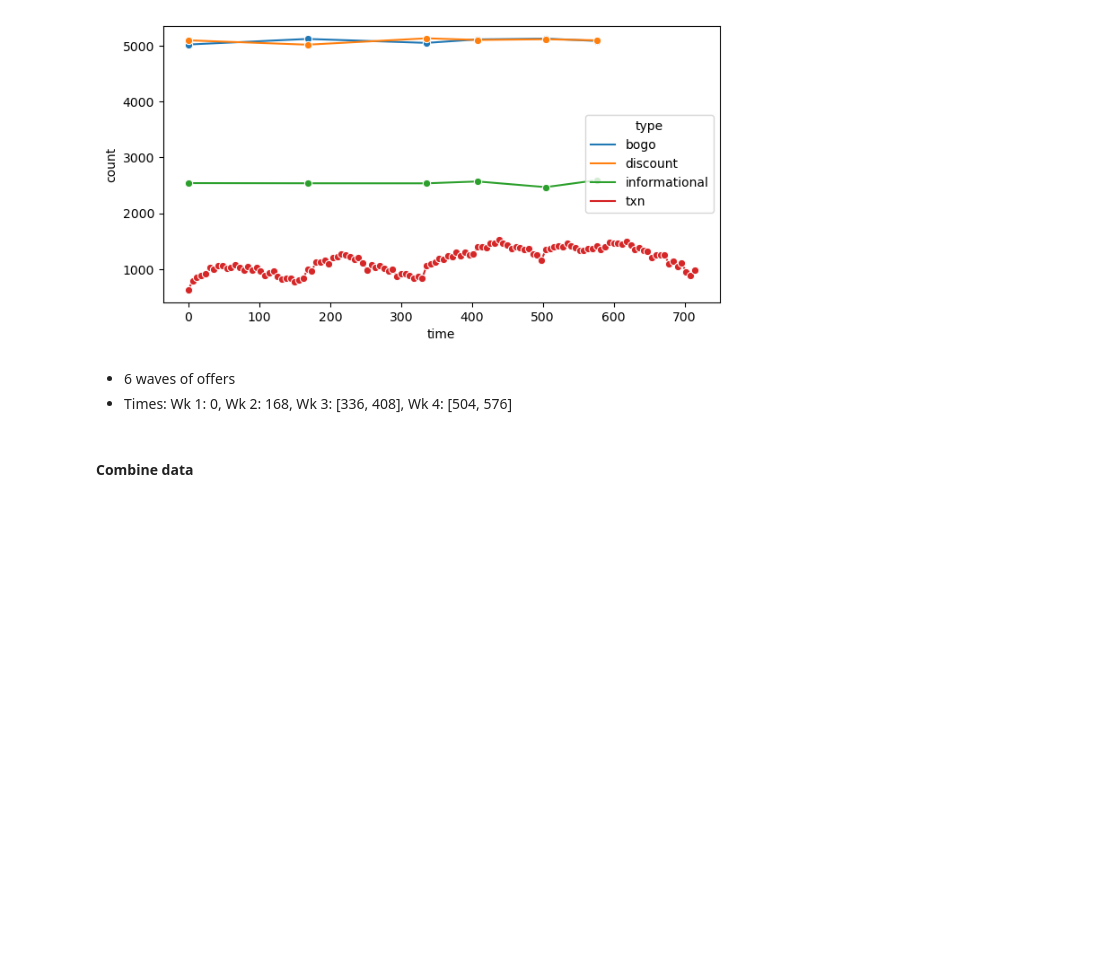
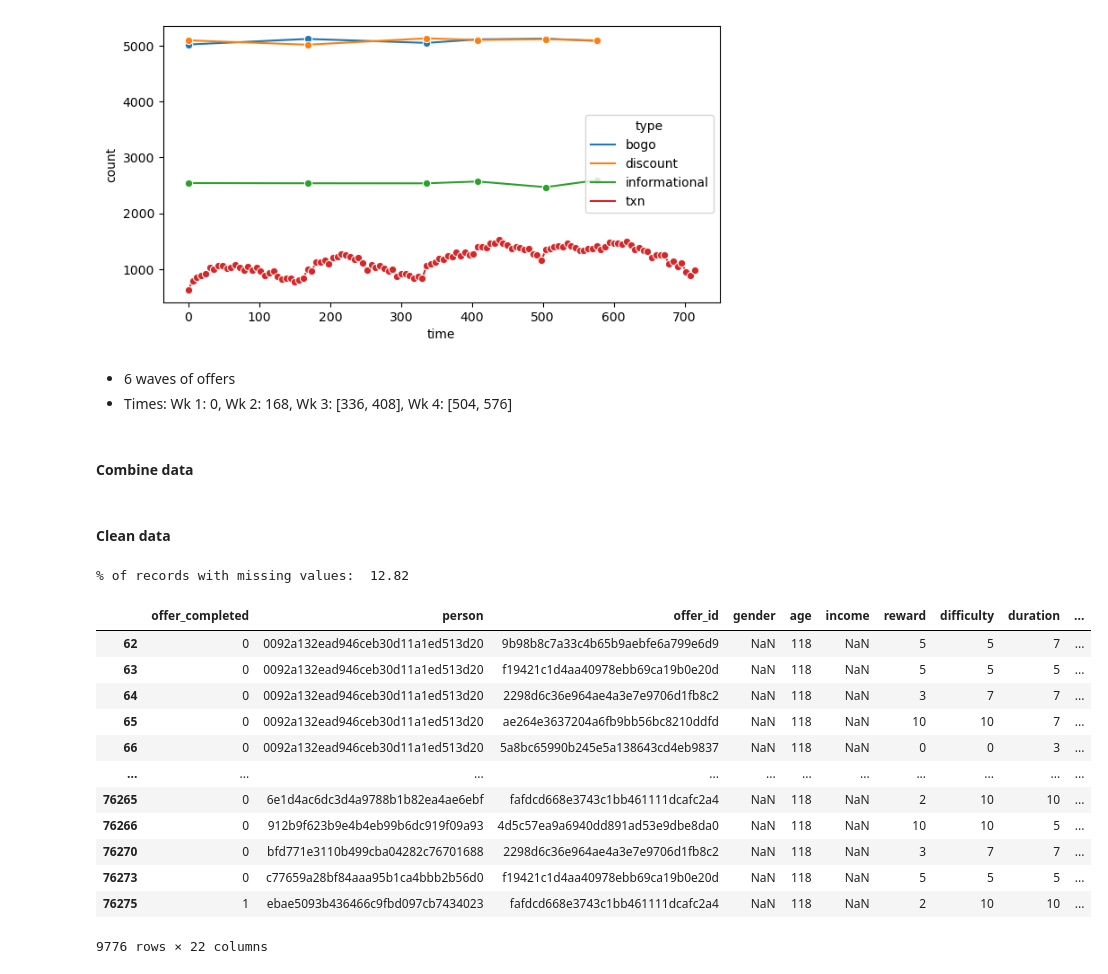
Before and after one commit to Nat-Han1999/BT4211-Starbucks, a Jupyter notebook: Regression/regression_data_prep.ipynb, the cells around one changed output. Saved outputs shown, nothing was run; the diff lists cells and outputs as text; code cells hidden in the pictures; blank space fills up the shorter version.

```diff
--- a/Regression/regression_data_prep.ipynb
+++ b/Regression/regression_data_prep.ipynb
@@ -92,7 +92,7 @@ def get_past_txn_offer_info(row):
         # Obtain frequency of transactions in the past week (7 days)
         num_txn_past_week = len(list(filter(lambda x: x >= past_week_cutoff, txn_times)))
         # Obtain average amount per txn
-        ave_txn_amt = np.mean(txn_amts)
+        ave_txn_amt = round(np.mean(txn_amts), 2)
 
     # Obtain frequency of offers in the past week (7 days)
     full_received_time_list = row["received_time_list"]
@@ -129,6 +129,7 @@ offers_w_txn_df["num_offers_past_week"] = num_offers_past_week_list
 # %% [markdown]
 #### Combine data
 # %%
+# Select relevant columns for analysis
 customer_profile_cols = ["gender", "age", "income"]
 
 offers_w_txn_customer_df = offers_w_txn_df.merge(customer_profile_df.copy()[customer_profile_cols + ["person"]], on="person", how="left")
@@ -136,9 +137,33 @@ offers_w_txn_customer_df = offers_w_txn_df.merge(customer_profile_df.copy()[cust
 offer_details_num_cols = ["reward", "difficulty", "duration", "num_channels"]
 offer_details_bool_cols = ["used_email", "used_web", "used_social", "used_mobile", "offer_viewed"]
 offer_details_cat_cols = ["offer_type"]
+time_cols = ["received_time"]
 id_cols = ["person", "offer_id"]
-time_cols = ["received_time", "viewed_time"]
 past_txn_offer_cols = ["time_since_last_txn", "last_txn_amt", "ave_txn_amt", "num_txn_past_week", "num_offers_past_week"]
 
 relevant_cols = ["offer_completed"] + id_cols + customer_profile_cols + offer_details_num_cols + offer_details_bool_cols + offer_details_cat_cols + time_cols + past_txn_offer_cols
 combined_df = offers_w_txn_customer_df.copy()[relevant_cols]
+# %% [markdown]
+#### Clean data
+# %%
+# combined_df.info()
+
+# Check missing values for demographic variables
+missing_demographics_df = combined_df[combined_df["income"].isna()]
+print("% of records with missing values: ", round((len(missing_demographics_df)/len(combined_df))*100, 2))
+missing_demographics_df
+# %% [output]
+% of records with missing values:  12.82
+|  | offer_completed | person | offer_id | gender | age | income | reward | difficulty | duration | ... |
+| 62 | 0 | 0092a132ead946ceb30d11a1ed513d20 | 9b98b8c7a33c4b65b9aebfe6a799e6d9 | NaN | 118 | NaN | 5 | 5 | 7 | ... |
+| 63 | 0 | 0092a132ead946ceb30d11a1ed513d20 | f19421c1d4aa40978ebb69ca19b0e20d | NaN | 118 | NaN | 5 | 5 | 5 | ... |
+| 64 | 0 | 0092a132ead946ceb30d11a1ed513d20 | 2298d6c36e964ae4a3e7e9706d1fb8c2 | NaN | 118 | NaN | 3 | 7 | 7 | ... |
+| 65 | 0 | 0092a132ead946ceb30d11a1ed513d20 | ae264e3637204a6fb9bb56bc8210ddfd | NaN | 118 | NaN | 10 | 10 | 7 | ... |
+| 66 | 0 | 0092a132ead946ceb30d11a1ed513d20 | 5a8bc65990b245e5a138643cd4eb9837 | NaN | 118 | NaN | 0 | 0 | 3 | ... |
+| ... | ... | ... | ... | ... | ... | ... | ... | ... | ... | ... |
+| 76265 | 0 | 6e1d4ac6dc3d4a9788b1b82ea4ae6ebf | fafdcd668e3743c1bb461111dcafc2a4 | NaN | 118 | NaN | 2 | 10 | 10 | ... |
+| 76266 | 0 | 912b9f623b9e4b4eb99b6dc919f09a93 | 4d5c57ea9a6940dd891ad53e9dbe8da0 | NaN | 118 | NaN | 10 | 10 | 5 | ... |
+| 76270 | 0 | bfd771e3110b499cba04282c76701688 | 2298d6c36e964ae4a3e7e9706d1fb8c2 | NaN | 118 | NaN | 3 | 7 | 7 | ... |
+| 76273 | 0 | c77659a28bf84aaa95b1ca4bbb2b56d0 | f19421c1d4aa40978ebb69ca19b0e20d | NaN | 118 | NaN | 5 | 5 | 5 | ... |
+| 76275 | 1 | ebae5093b436466c9fbd097cb7434023 | fafdcd668e3743c1bb461111dcafc2a4 | NaN | 118 | NaN | 2 | 10 | 10 | ... |
+9776 rows × 22 columns
```
Also changed, not shown: parts of 3 cells of this notebook, 2 other files.
